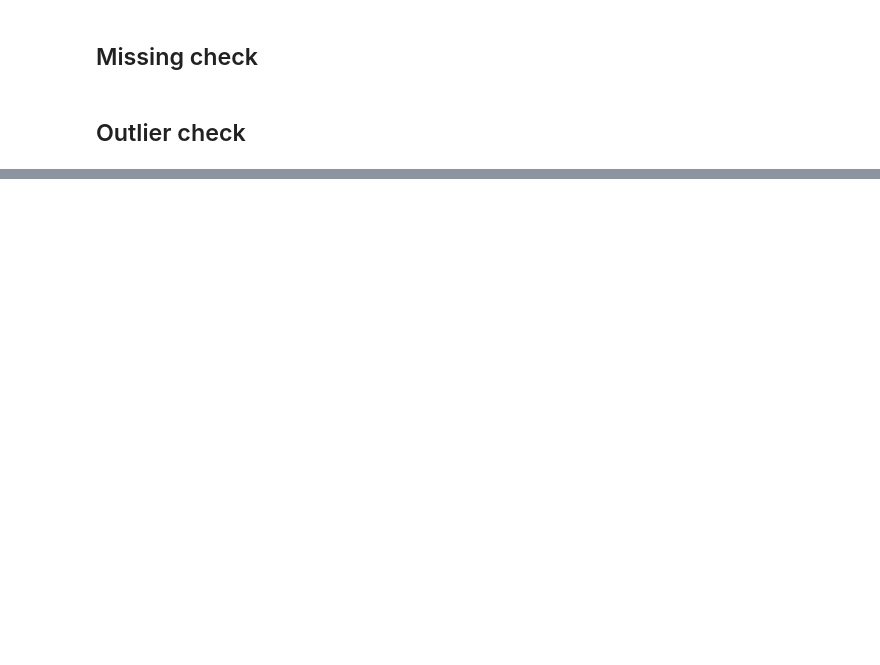
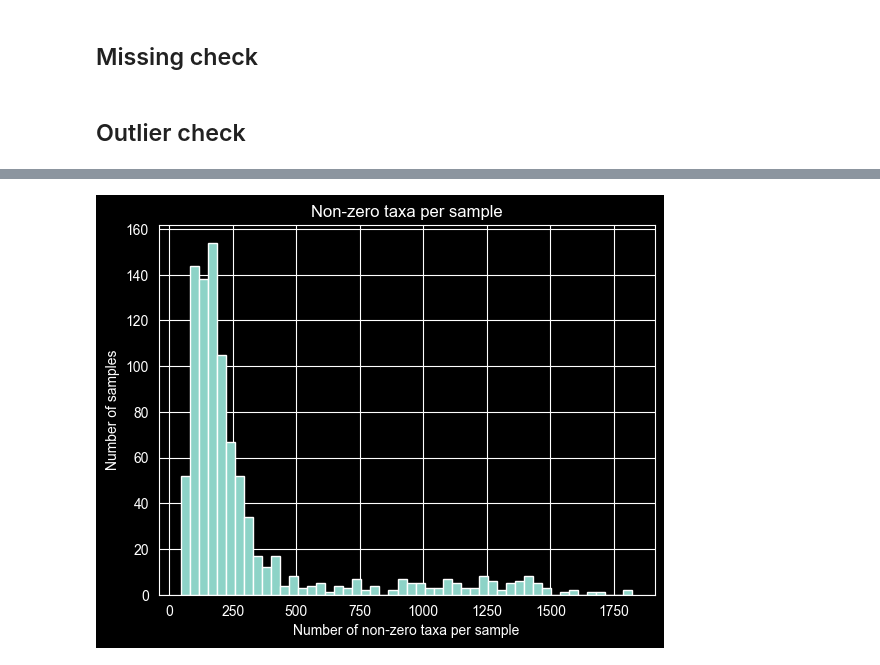
Before and after one commit to MAI-David/Data-analysis, a Jupyter notebook: notebooks/data-pipeline.ipynb, the cells around one changed output, grey strips where cells are left out. Drawn from its saved outputs; the diff is of its cells as text; code cells hidden in the pictures; blank space fills up the shorter version.

```diff
--- a/notebooks/data-pipeline.ipynb
+++ b/notebooks/data-pipeline.ipynb
@@ -58,0 +159,4 @@ print(f"Merged dataframe shape: {merged_samples.shape}")
+# %%
+#number of observed taxa per sample
+nonzero_per_sample = (X > 0).sum(axis=1)
+nonzero_per_sample.describe()
@@ -58,0 +173,8 @@ print(f"Merged dataframe shape: {merged_samples.shape}")
+# %%
+nonzero_per_sample.hist(bins=50)
+plt.xlabel("Number of non-zero taxa per sample")
+plt.ylabel("Number of samples")
+plt.title("Non-zero taxa per sample")
+plt.show()
+# %% [output]
+[figure, added]
```
Also changed, not shown: parts of 19 cells of this notebook.
